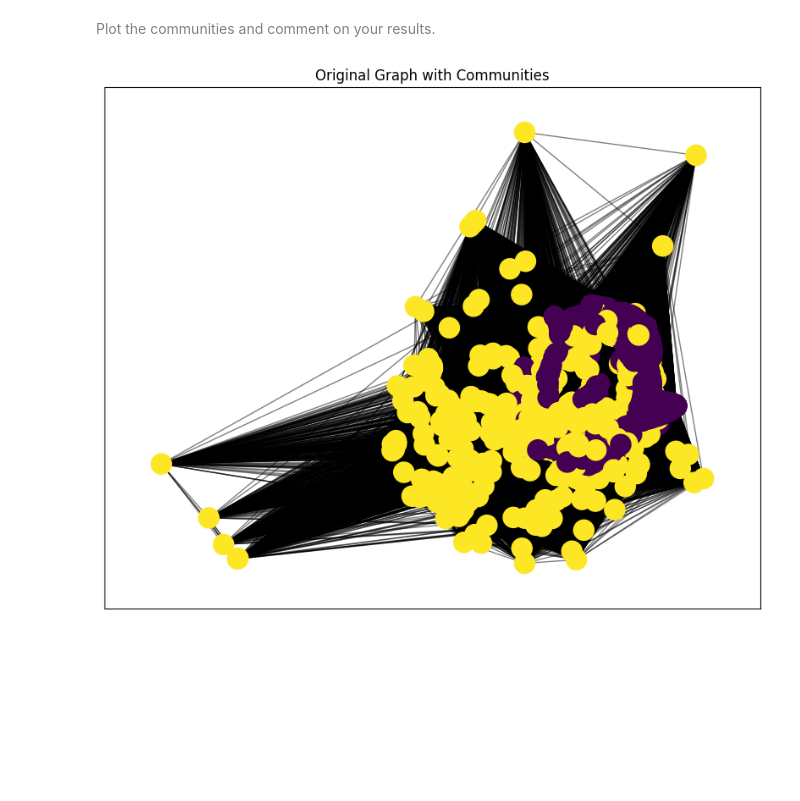
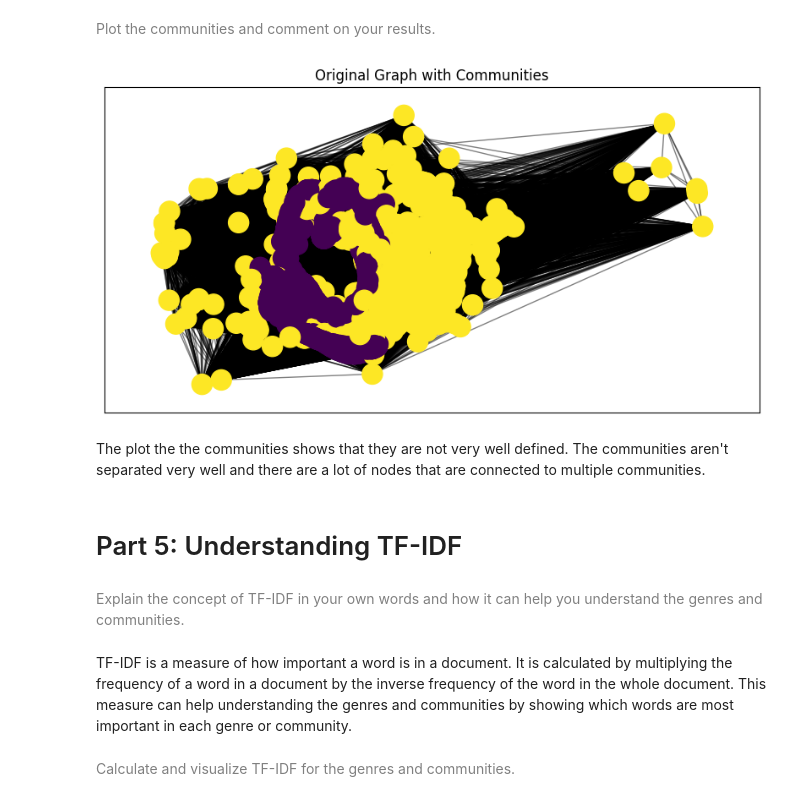
Before and after one commit to AleksandarLukic96/02805_Social_Graphs_and_Interactions, a Jupyter notebook: Exercise_solutions/Week_7.ipynb, the cells around one changed output. Drawn from its saved outputs; the diff is of its cells as text; code cells hidden in the pictures; blank space fills up the shorter version.

```diff
--- a/Exercise_solutions/Week_7.ipynb
+++ b/Exercise_solutions/Week_7.ipynb
@@ -169,0 +161,22 @@ ModuleNotFoundError: No module named 'community'
+# %%
+# Initialize new undirected graph
+G_ud = nx.Graph()
+
+# Add nodes with genre information
+for artist, genre_list in genres_dict.items():
+    G_ud.add_node(artist, genres=genre_list)
+# %%
+# Add edges between artists who share genres
+for artist1, genres1 in genres_dict.items():
+    for artist2, genres2 in genres_dict.items():
+        if artist1 != artist2:
+            common_genres = set(genres1).intersection(genres2)
+            if common_genres:
+                G_ud.add_edge(artist1, artist2, weight=len(common_genres))
+# %%
+# Subgraph containing only artists in dataset
+artists = list(genres_dict.keys())
+G_ud = G_ud.subgraph(artists)
+# %%
+# Find communities in the network
+communities = community.best_partition(G_ud)
@@ -316,11 +347,21 @@ The confusion matrix shows that the communities are not very well aligned with t
 <font color='gray'> Plot the communities and comment on your results.</font>
 # %%
 # Plot the communities and comment on your results
-plt.figure(figsize=(10, 8))
+plt.figure(figsize=(10, 5))
 pos = nx.spring_layout(G)
 nx.draw_networkx_nodes(G, pos, node_color=[communities[n] for n in G.nodes()], cmap=plt.cm.viridis)
 nx.draw_networkx_edges(G, pos, alpha=0.5)
 plt.title("Original Graph with Communities")
 plt.show()
 # %% [output]
-[figure, old version]
+[figure, new version]
+# %% [markdown]
+The plot the the communities shows that they are not very well defined. The communities aren't separated very well and there are a lot of nodes that are connected to multiple communities.
+# %% [markdown]
+# Part 5: Understanding TF-IDF
+# %% [markdown]
+<font color='gray'> Explain the concept of TF-IDF in your own words and how it can help you understand the genres and communities. </font>
+# %% [markdown]
+TF-IDF is a measure of how important a word is in a document. It is calculated by multiplying the frequency of a word in a document by the inverse frequency of the word in the whole document. This measure can help understanding the genres and communities by showing which words are most important in each genre or community.
+# %% [markdown]
+<font color='gray'> Calculate and visualize TF-IDF for the genres and communities.</font>
```
Also changed, not shown: parts of 32 cells of this notebook, 1 other file.
